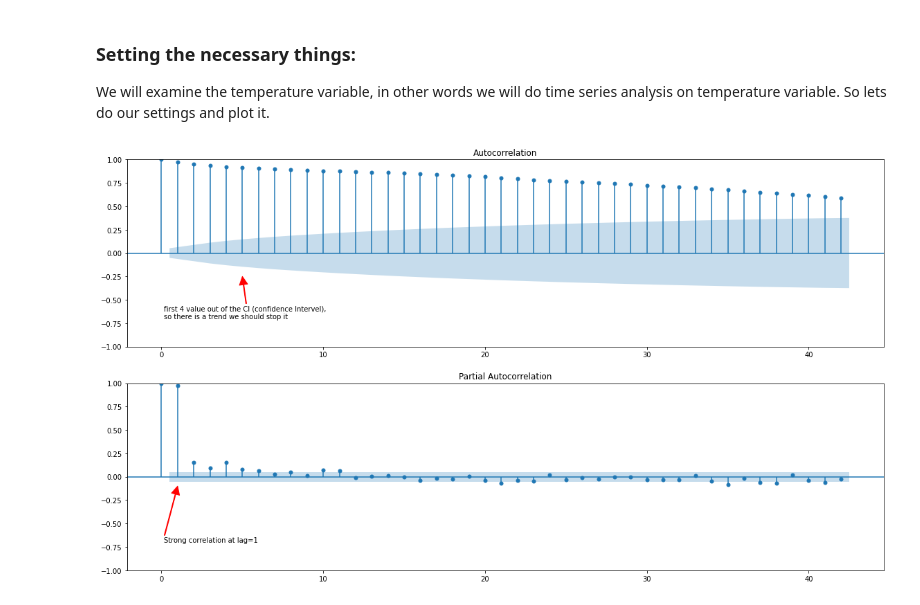
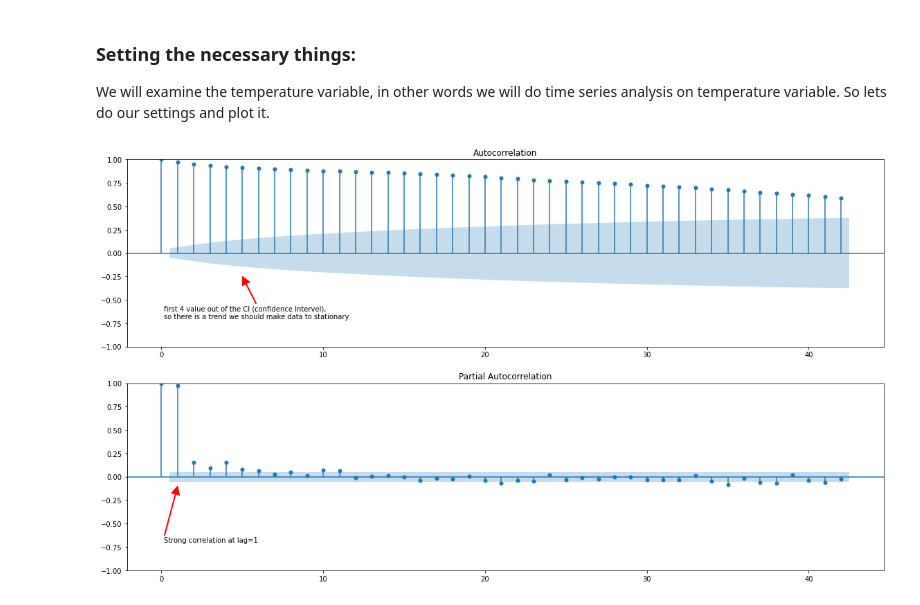
Before and after one commit to AshNumpy/TS-Daily-Weather-Delhi-Time-Series-Analysis, a Jupyter notebook: Notebooks/correlations.ipynb, the cells around one changed output. Saved outputs shown, nothing was run; the diff lists cells and outputs as text; code cells hidden in the pictures.

```diff
--- a/Notebooks/correlations.ipynb
+++ b/Notebooks/correlations.ipynb
@@ -35,23 +35,23 @@ df.columns = ['ds', 'y']
 # %%
 import matplotlib.pyplot as plt
 from statsmodels.graphics.tsaplots import plot_acf
 from statsmodels.graphics.tsaplots import plot_pacf
 
 fig, ax = plt.subplots(nrows=2, ncols=1, figsize=(16, 9))
 
 plot_acf(df['y'], lags=42, ax=ax[0])
 plot_pacf(df['y'], lags=42, ax=ax[1], method='ols')
 
 decision = '''first 4 value out of the CI (confidence Intervel),
-so there is a trend we should stop it'''
+so there is a trend we should make data to stationary'''
 
 ax[0].annotate(decision, xy=(5, -0.25),
             xytext=(0.17, -0.7), arrowprops=dict(color='red', width=1))
 ax[1].annotate('Strong correlation at lag=1', xy=(1, -0.1),
             xytext=(0.17, -0.7), arrowprops=dict(color='red', width=1))
 
 plt.tight_layout(h_pad=2)
 fig.savefig('../Images/acf_pacf_mean_temperature.png')
 plt.show()
 # %% [output]
-[figure, old version]
+[figure, new version]
```
Also changed, not shown: 10 other files.
